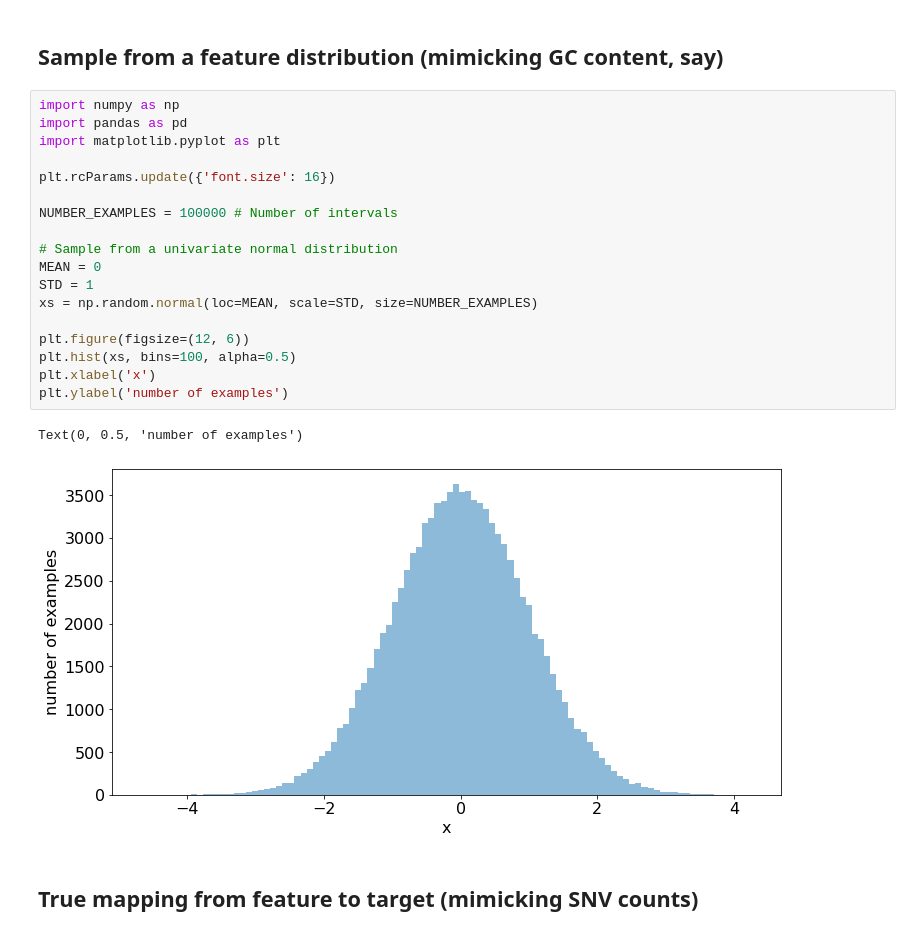
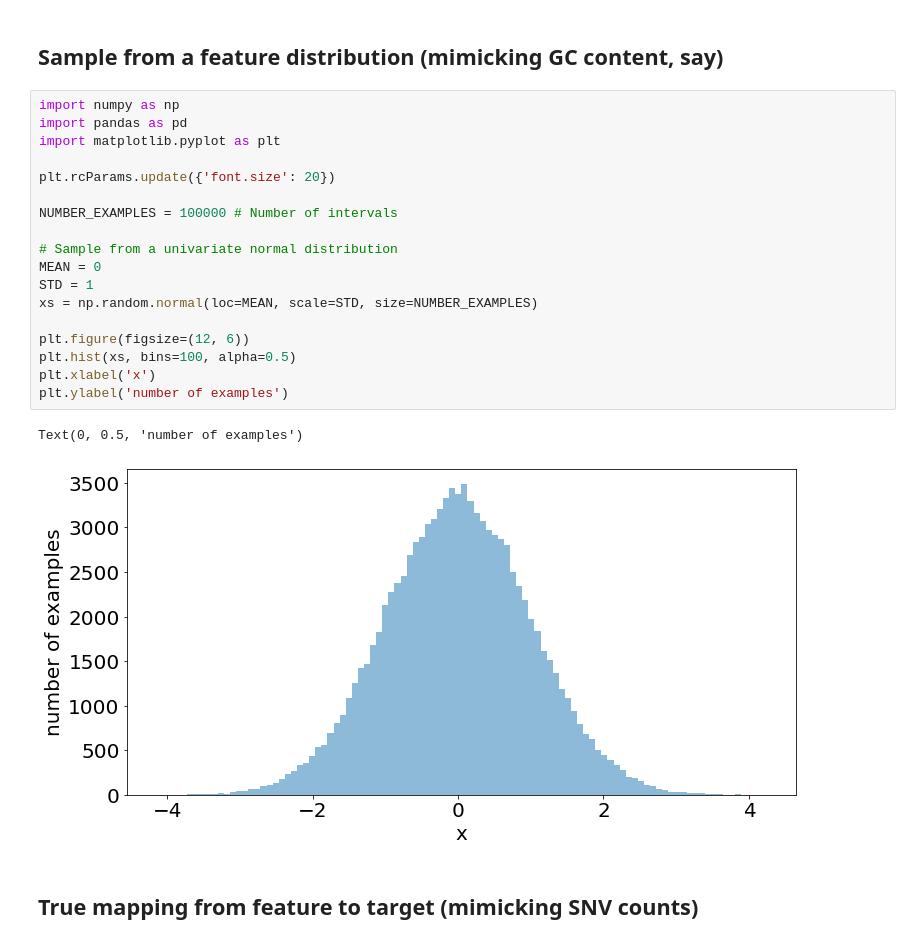
Before and after one commit to quinlan-lab/constraint-tools, a Jupyter notebook: papers/neutral_models_are_biased/9.regression/2.PR-curves-diverge-even-for-complete-model.ipynb, the cells around one changed output. Cells and saved outputs as stored; diff of their text form.

```diff
--- a/papers/neutral_models_are_biased/9.regression/2.PR-curves-diverge-even-for-complete-model.ipynb
+++ b/papers/neutral_models_are_biased/9.regression/2.PR-curves-diverge-even-for-complete-model.ipynb
@@ -3,24 +3,24 @@
 # %%
 import numpy as np
 import pandas as pd
 import matplotlib.pyplot as plt
 
-plt.rcParams.update({'font.size': 16})
+plt.rcParams.update({'font.size': 20})
 
 NUMBER_EXAMPLES = 100000 # Number of intervals
 
 # Sample from a univariate normal distribution
 MEAN = 0
 STD = 1
 xs = np.random.normal(loc=MEAN, scale=STD, size=NUMBER_EXAMPLES)
 
 plt.figure(figsize=(12, 6))
 plt.hist(xs, bins=100, alpha=0.5)
 plt.xlabel('x')
 plt.ylabel('number of examples')
 # %% [output]
 Text(0, 0.5, 'number of examples')
-[figure, old version]
+[figure, new version]
 # %% [markdown]
 ## True mapping from feature to target (mimicking SNV counts)
 # %%
```
Also changed, not shown: parts of 8 cells of this notebook.
